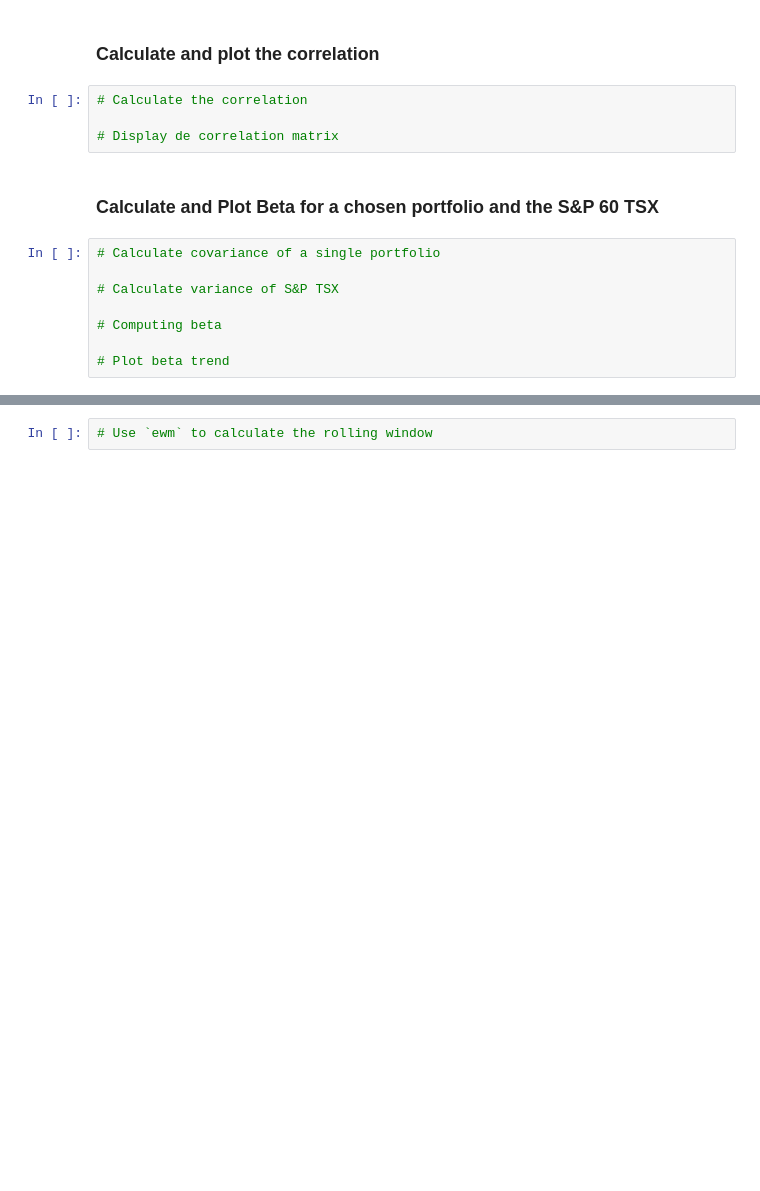
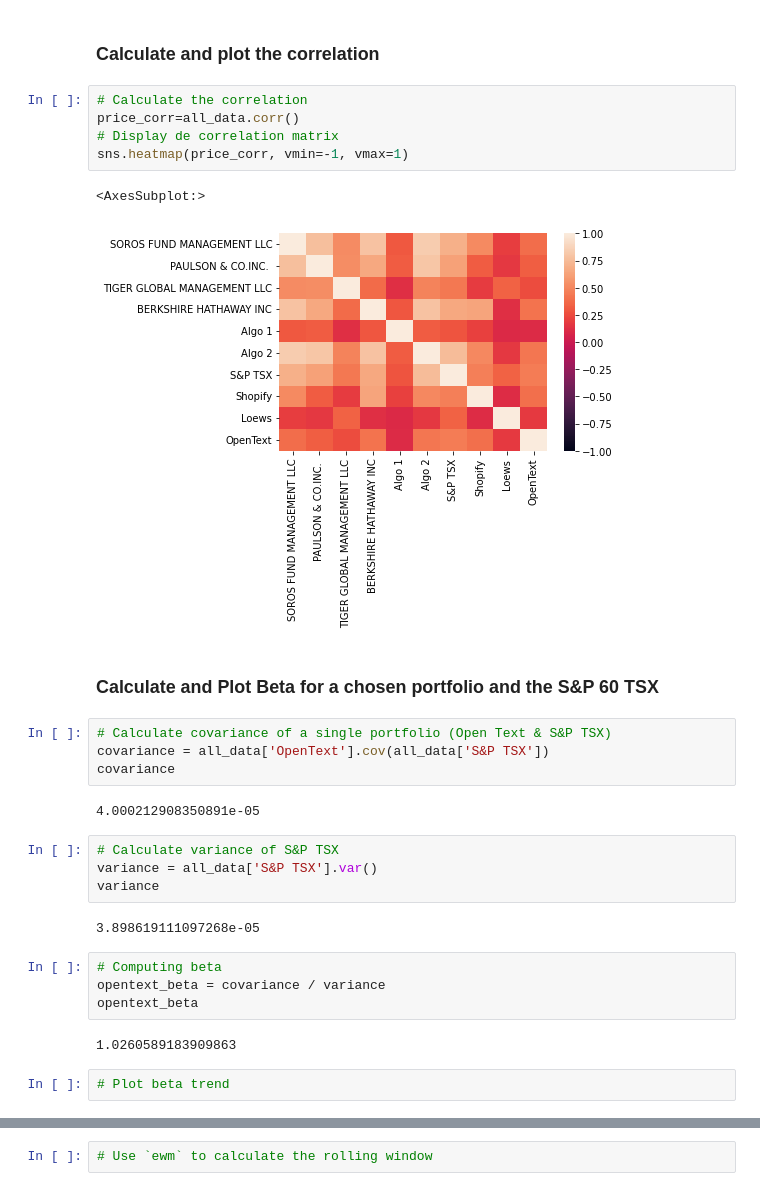
Before and after one commit to Valeriangrip/unit4_homework, a Jupyter notebook: whale_analysis.ipynb, the cells around one changed output, grey strips where cells are left out. Saved outputs shown, nothing was run; the diff lists cells and outputs as text; blank space fills up the shorter version.

```diff
--- a/whale_analysis.ipynb
+++ b/whale_analysis.ipynb
@@ -318,16 +320,32 @@ SyntaxError: invalid syntax (Temp/ipykernel_17004/824924710.py, line 2)
 ### Calculate and plot the correlation
 # %%
 # Calculate the correlation
-
+price_corr=all_data.corr()
 # Display de correlation matrix
+sns.heatmap(price_corr, vmin=-1, vmax=1)
+# %% [output]
+<AxesSubplot:>
+[figure, added]
 # %% [markdown]
 ### Calculate and Plot Beta for a chosen portfolio and the S&P 60 TSX
 # %%
-# Calculate covariance of a single portfolio
-
-# Calculate variance of S&P TSX
-
-# Computing beta
-
-# Plot beta trend
+# Calculate covariance of a single portfolio (Open Text & S&P TSX)
+covariance = all_data['OpenText'].cov(all_data['S&P TSX'])
+covariance
+# %% [output]
+4.000212908350891e-05
+# %%
+# Calculate variance of S&P TSX
+variance = all_data['S&P TSX'].var()
+variance
+# %% [output]
+3.898619111097268e-05
+# %%
+# Computing beta
+opentext_beta = covariance / variance
+opentext_beta
+# %% [output]
+1.0260589183909863
+# %%
+# Plot beta trend
 # %% [markdown]
```
Also changed, not shown: parts of 3 cells of this notebook.
